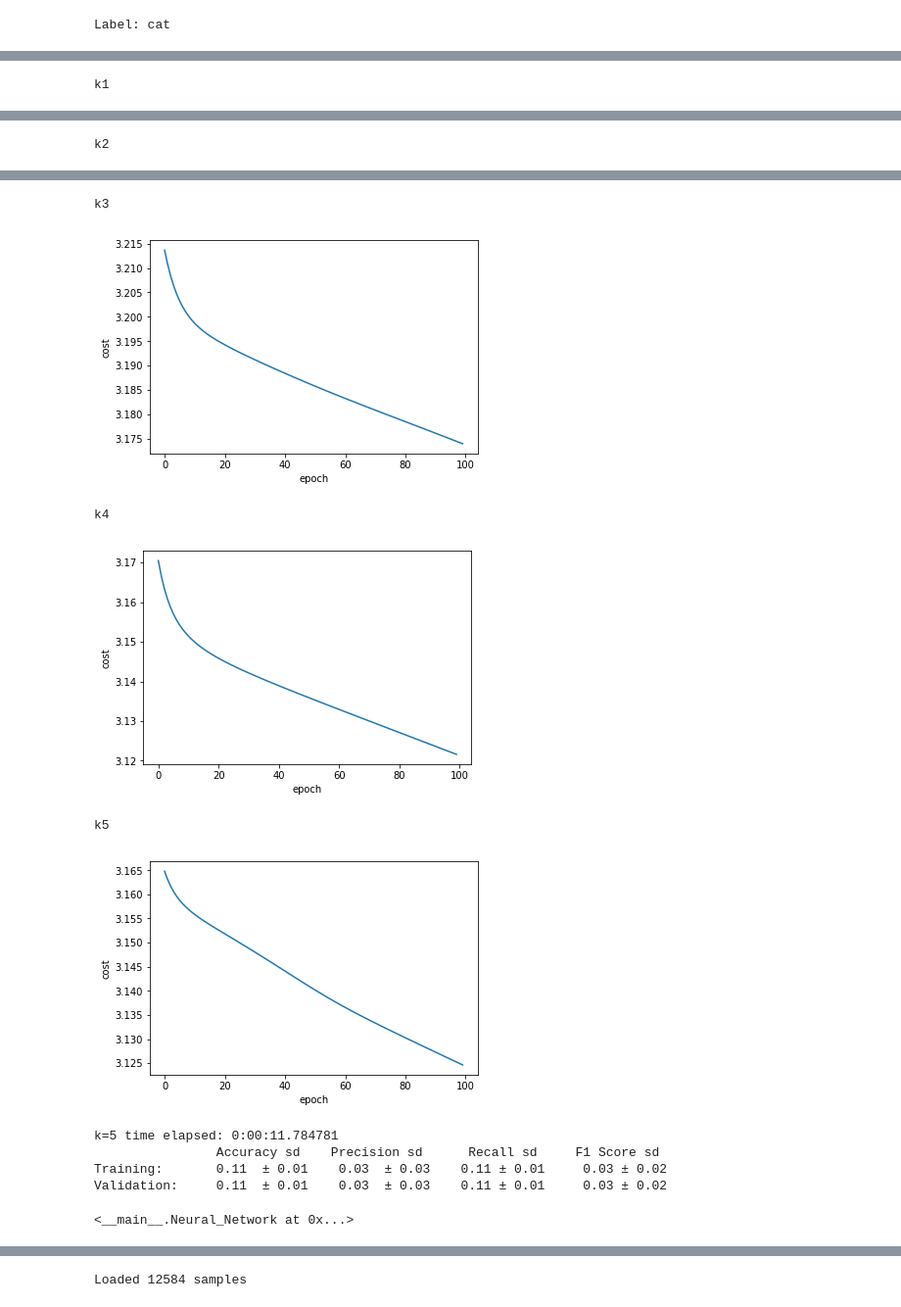
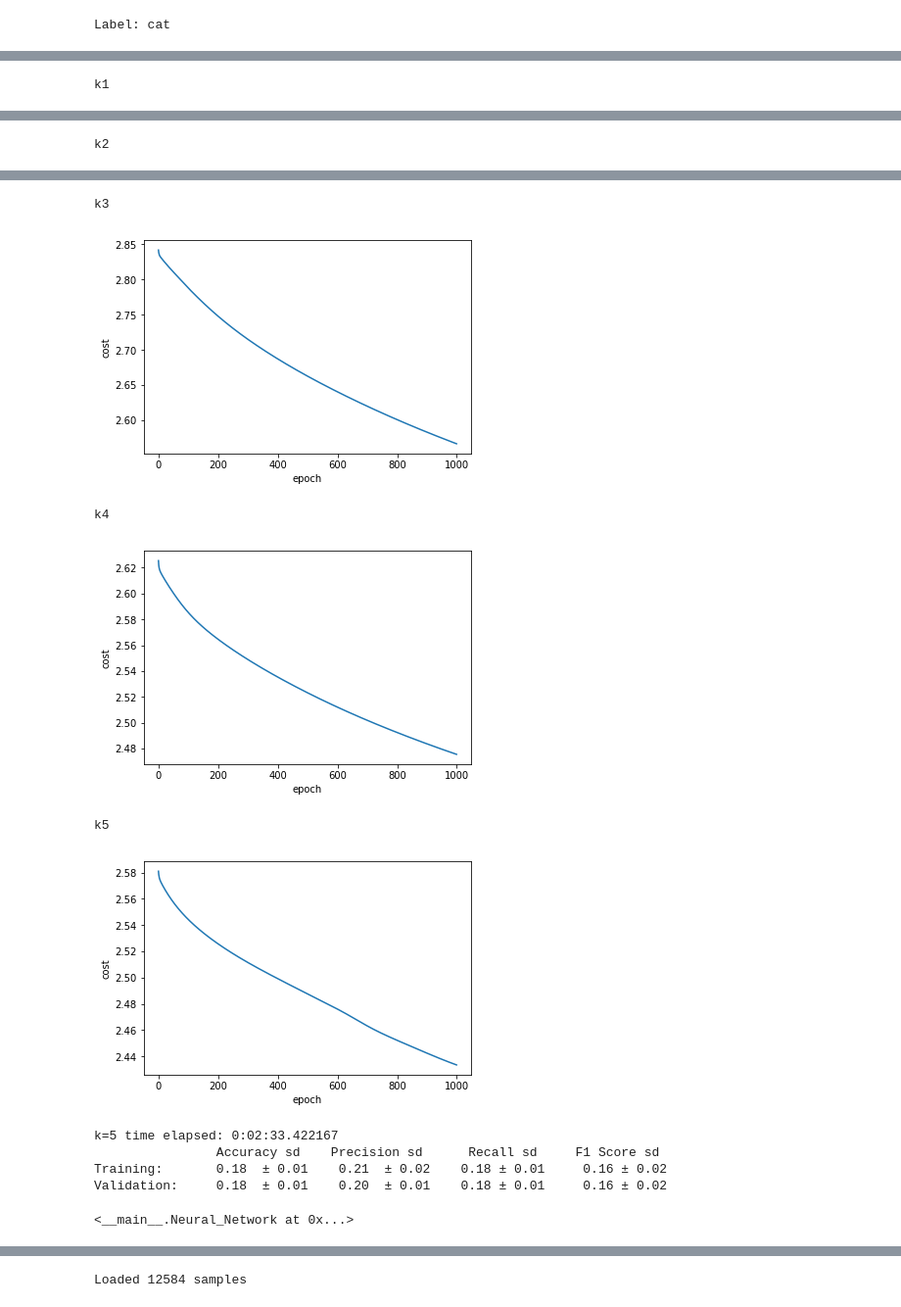
Before and after one commit to rossanez/MO444-2s2017, a Jupyter notebook: Trab02/MO444_2017_Trab02_Grupo05.ipynb, the cells around one changed output, grey strips where cells are left out. Shown at 98% size. Cells and saved outputs as stored; diff of their text form; code cells hidden in the pictures.

```diff
--- a/Trab02/MO444_2017_Trab02_Grupo05.ipynb
+++ b/Trab02/MO444_2017_Trab02_Grupo05.ipynb
@@ -135,9 +136,39 @@ def run_kfold(method, data_Y, data_X, scale=False, report_timeout_seconds=60, on
     print_results(k, start_time, train_accuracy, train_precision, train_recall, train_f1, validation_accuracy, validation_precision, validation_recall, validation_f1)
 
     return model
+# %%
+# One-vs-All logistic regression
+class OvA_logistic_regression(object):
+
+    def __init__(self, num_classes=len(classes), max_iter=10):
+        self.num_classes = num_classes
+        self.classifiers = []
+
+        for i in xrange(self.num_classes):
+            self.classifiers.append(LogisticRegression(solver='lbfgs', max_iter=max_iter))
+
+    def fit(self, X, Y):
+        for i in xrange(self.num_classes):
+            y_curr_class = deepcopy(Y)
+            curr_class_i = y_curr_class == i
+            y_curr_class[curr_class_i] = 1
+            y_curr_class[~curr_class_i] = 0
+            loss = self.classifiers[i].fit(X, y_curr_class)
+
+        return self
+
+    def predict(self, X):
+        num_classifiers = len(self.classifiers)
+        predictions = np.zeros((num_classifiers, len(X)))
+        for i in xrange(num_classifiers):
+            predictions[i] = self.classifiers[i].predict(X)
+
+        final_pred = np.argmax(predictions, axis=0)
+
+        return final_pred
 # %%
 # Create a baseline One-vs-All logistic regression model
-ova_lr_model = LogisticRegression(multi_class='ovr', solver='lbfgs', max_iter=100)
+ova_lr_model = OvA_logistic_regression(max_iter=100)
 run_kfold(lambda X, Y: ova_lr_model.fit(X, Y), data_Y, data_X, scale=True)
 # %% [output]
 k1 k2 k3 k4 k5
@@ -409,7 +437,7 @@ Exception AssertionError: AssertionError("Nesting violated for default stack of
 ... (7 outputs left out)
 # %%
 # Neural Network with a single hidden layer
-nn_single_hl_model = Neural_Network(input_size=len(data_X[0]), output_size=len(classes), hidden_layers=[517],  learning_rate=0.01, epochs=100)
+nn_single_hl_model = Neural_Network(input_size=len(data_X[0]), output_size=len(classes), hidden_layers=[1024],  learning_rate=0.01, epochs=1000)
 run_kfold(lambda X, Y: nn_single_hl_model.fit(X, Y), data_Y, data_X, report_timeout_seconds=120)
 # %% [output]
 k1
@@ -419,13 +447,13 @@ k2
 k3
-[figure, old version]
+[figure, new version]
 k4
-[figure, old version]
+[figure, new version]
 k5
-[figure, old version]
+[figure, new version]
-k=5 time elapsed: 0:00:11.784781
+k=5 time elapsed: 0:02:33.422167
                 Accuracy sd    Precision sd      Recall sd     F1 Score sd
-Training:       0.11  ± 0.01    0.03  ± 0.03    0.11 ± 0.01     0.03 ± 0.02
-Validation:     0.11  ± 0.01    0.03  ± 0.03    0.11 ± 0.01     0.03 ± 0.02
+Training:       0.18  ± 0.01    0.21  ± 0.02    0.18 ± 0.01     0.16 ± 0.02
+Validation:     0.18  ± 0.01    0.20  ± 0.01    0.18 ± 0.01     0.16 ± 0.02
 <__main__.Neural_Network at 0x...>
 # %%
 # Neural Network with two hidden layers
```
Also changed, not shown: parts of 8 cells of this notebook.
